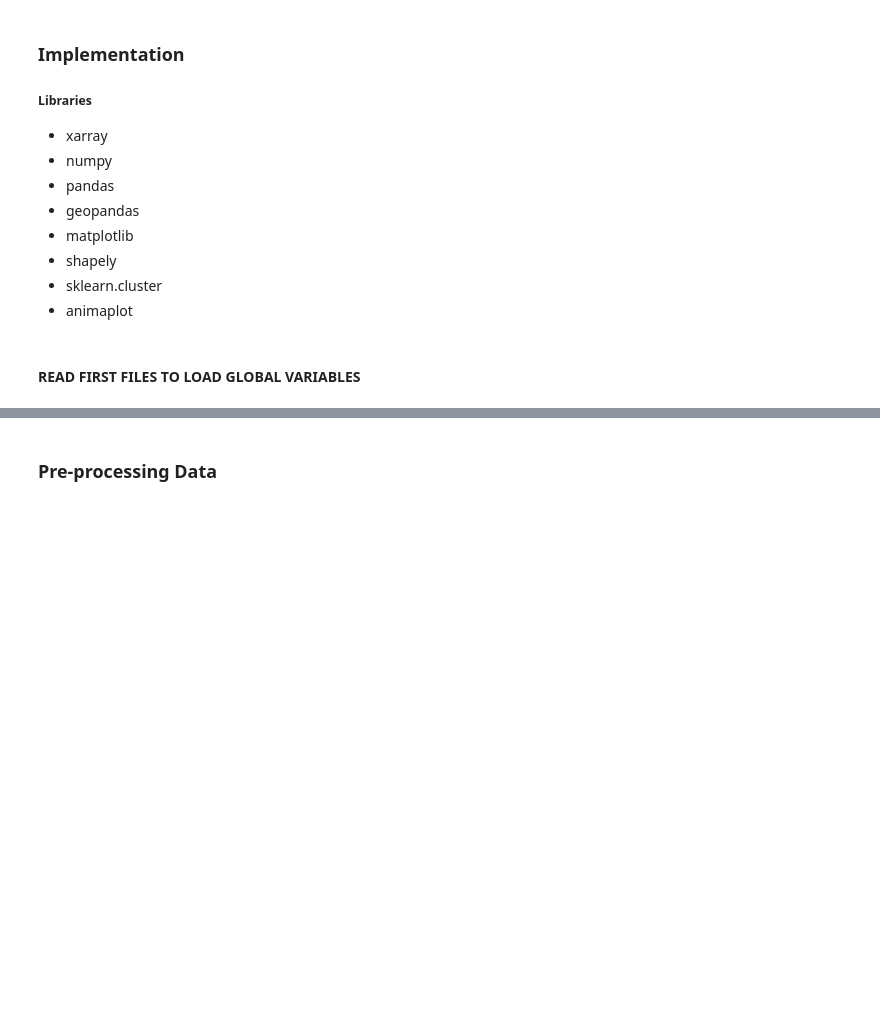
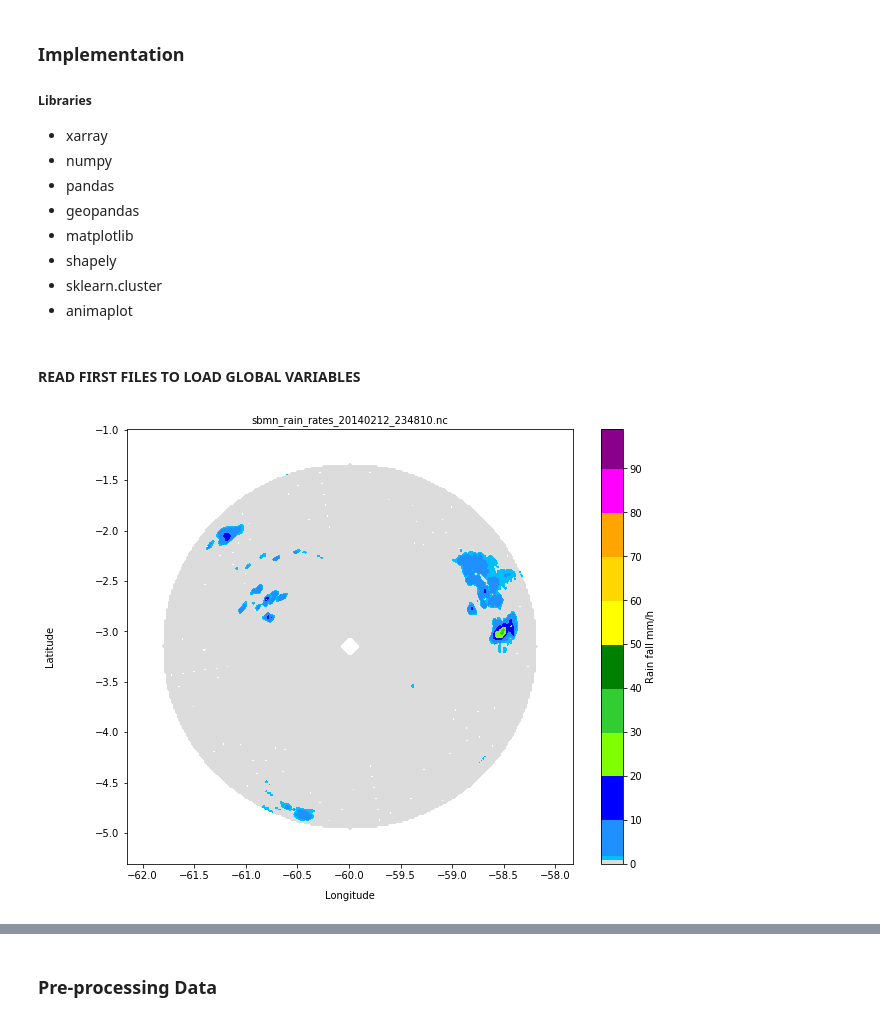
Before and after one commit to helvecioneto/CAP-359, a Jupyter notebook: 01-EDA.ipynb, the cells around one changed output, grey strips where cells are left out. Cells and saved outputs as stored; diff of their text form; code cells hidden in the pictures; blank space fills up the shorter version.

```diff
--- a/01-EDA.ipynb
+++ b/01-EDA.ipynb
@@ -119,16 +123,28 @@ clevels = np.arange(40,100,50)
 # %%
 for i in range(len(frames)):
     filename = sorted(os.listdir(PATH+str(DAY)))[i]
-    plt.figure(figsize=(9,7))
+    plt.figure(figsize=(10,8))
     plt.contourf(LON,LAT,frames[i],levels=levels,cmap=cmap,norm=norm)
-    plt.title(filename, fontsize=12)
+    plt.title(filename, fontsize=10)
     clb = plt.colorbar()
-    clb.set_label('Rain fall mm/h', fontsize=12)
-    plt.ylabel('Latitude', labelpad=40, fontsize=12)
-    plt.xlabel('Longitude', labelpad=60, fontsize=12)
+    clb.set_label('Rain fall mm/h', fontsize=10)
+    plt.ylabel('Latitude', labelpad=40, fontsize=10)
+    plt.xlabel('Longitude', labelpad=10, fontsize=10)
     plt.savefig('output/figs/sbmn_rain_rates_'+str(i)+'.png')
     plt.close()
-!convert -delay 50 -loop 0 ~/Dropbox/INPE/PROPOSTA/CAP-359/output/figs/*.png ~/Dropbox/INPE/PROPOSTA/CAP-359/output/figs/gif-animada.gif
+!convert -delay 50 -loop 0 ~/Dropbox/INPE/PROPOSTA/CAP-359/output/figs/*.png ~/Dropbox/INPE/PROPOSTA/CAP-359/output/figs/{first_file[20:]}.gif
 !rm ~/Dropbox/INPE/PROPOSTA/CAP-359/output/figs/*.png
+# %%
+plt.figure(figsize=(10,8))
+plt.contourf(LON,LAT,frames[20],levels=levels,cmap=cmap,norm=norm)
+plt.title(filename, fontsize=10)
+clb = plt.colorbar()
+clb.set_label('Rain fall mm/h', fontsize=10)
+plt.ylabel('Latitude', labelpad=40, fontsize=10)
+plt.xlabel('Longitude', labelpad=10, fontsize=10)
+plt.savefig('output/figs/sbmn_rain_rates_'+str(i)+'.png')
+plt.show()
+# %% [output]
+[figure, added]
 # %%
 from IPython.display import Image
```
Also changed, not shown: parts of 22 cells of this notebook.
